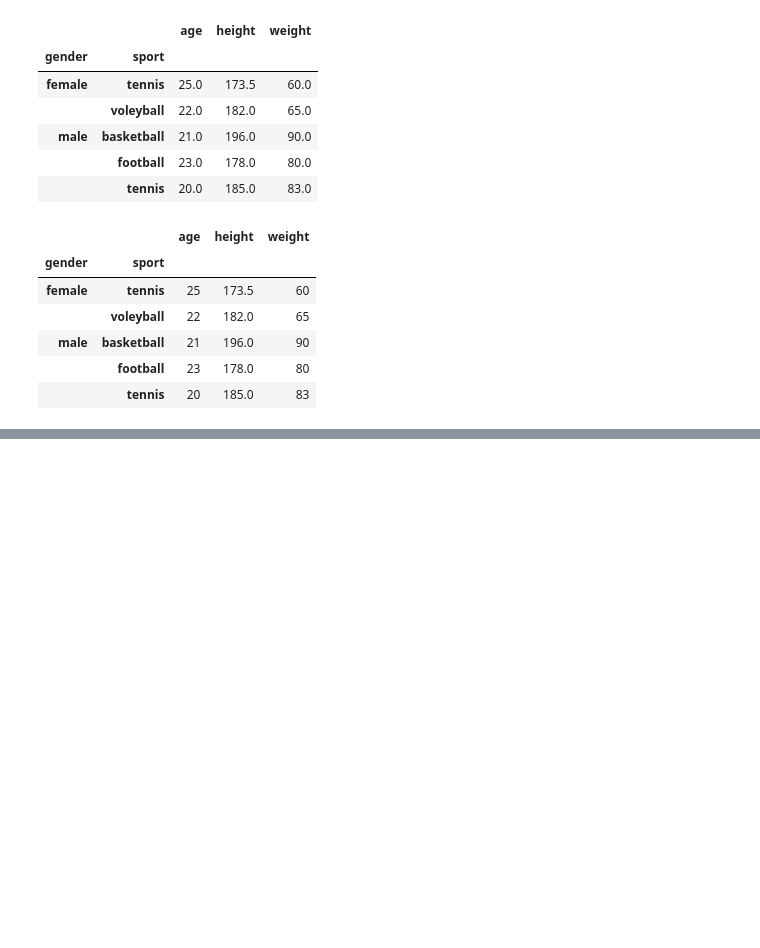
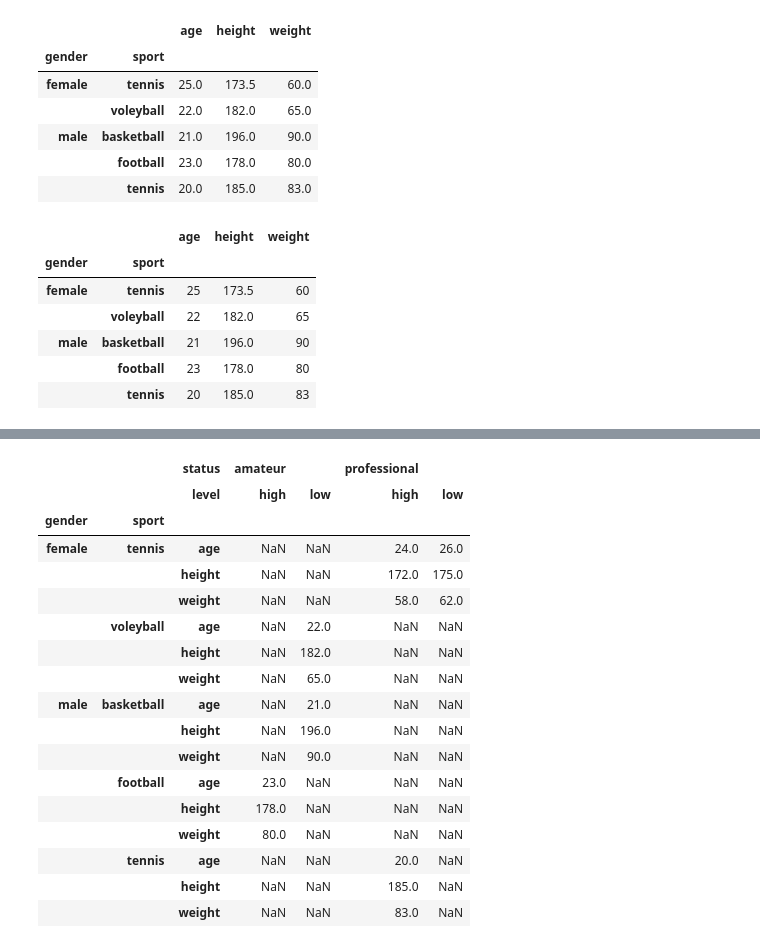
Before and after one commit to Yusuf5001/DA-with-Python, a Jupyter notebook: Pandas Operations.ipynb, the cells around one changed output, grey strips where cells are left out. Cells and saved outputs as stored; diff of their text form; code cells hidden in the pictures; blank space fills up the shorter version.

Commit message:
stack and unstack

```diff
--- a/Pandas Operations.ipynb
+++ b/Pandas Operations.ipynb
@@ -698,0 +709,3 @@ df6.pivot_table(index=["gender","sport"],
+# %%
+df6["level"] = ["high", "high", "low", "high", "low", "low"]
+df6
@@ -698,0 +720,6 @@ df6.pivot_table(index=["gender","sport"],
+# %%
+df7 = df6.pivot_table(index=["gender", "sport"],
+                     columns=["status", "level"],
+                     values=["age", "height", "weight"],
+                     aggfunc="mean")
+df7
@@ -698,0 +748,21 @@ df6.pivot_table(index=["gender","sport"],
+# %%
+df7.stack(level=0)
+# %% [output]
+|  |  | status | amateur |  | professional |  |
+|  |  | level | high | low | high | low |
+| gender | sport |  |  |  |  |  |
+| female | tennis | age | NaN | NaN | 24.0 | 26.0 |
+|  |  | height | NaN | NaN | 172.0 | 175.0 |
+|  |  | weight | NaN | NaN | 58.0 | 62.0 |
+|  | voleyball | age | NaN | 22.0 | NaN | NaN |
+|  |  | height | NaN | 182.0 | NaN | NaN |
+|  |  | weight | NaN | 65.0 | NaN | NaN |
+| male | basketball | age | NaN | 21.0 | NaN | NaN |
+|  |  | height | NaN | 196.0 | NaN | NaN |
+|  |  | weight | NaN | 90.0 | NaN | NaN |
+|  | football | age | 23.0 | NaN | NaN | NaN |
+|  |  | height | 178.0 | NaN | NaN | NaN |
+|  |  | weight | 80.0 | NaN | NaN | NaN |
+|  | tennis | age | NaN | NaN | 20.0 | NaN |
+|  |  | height | NaN | NaN | 185.0 | NaN |
+|  |  | weight | NaN | NaN | 83.0 | NaN |
```
Also changed, not shown: parts of 13 cells of this notebook.
